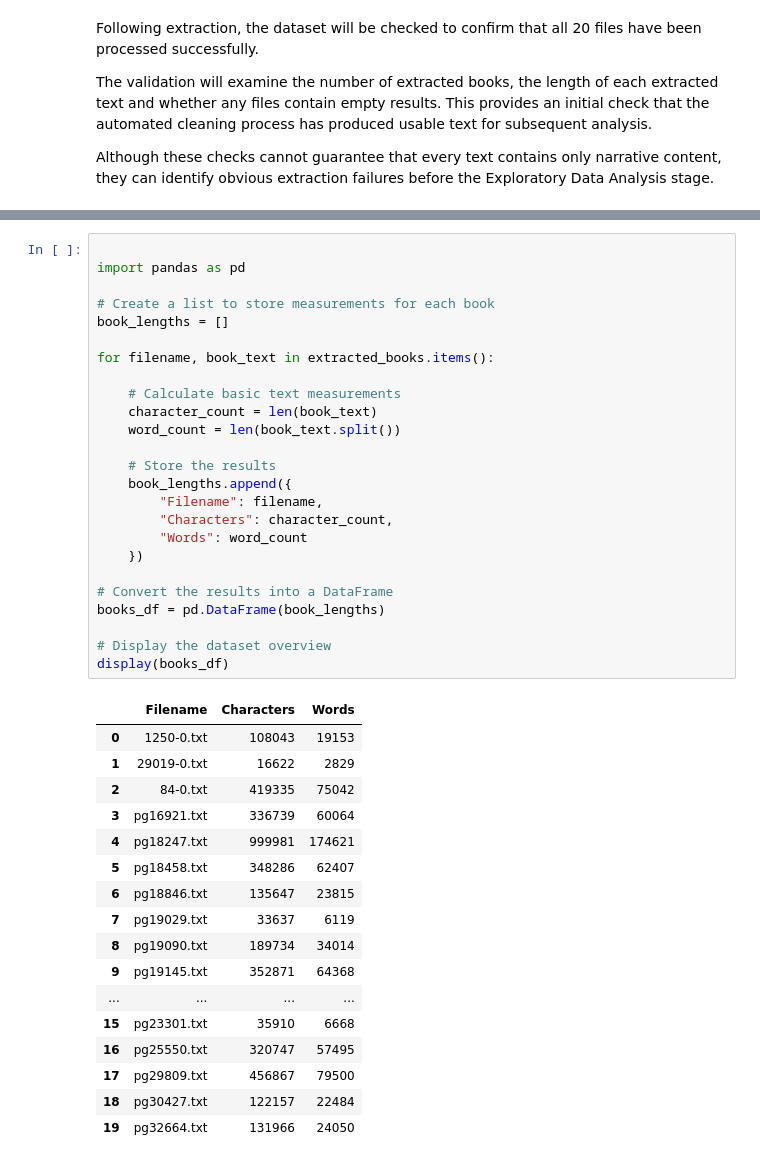
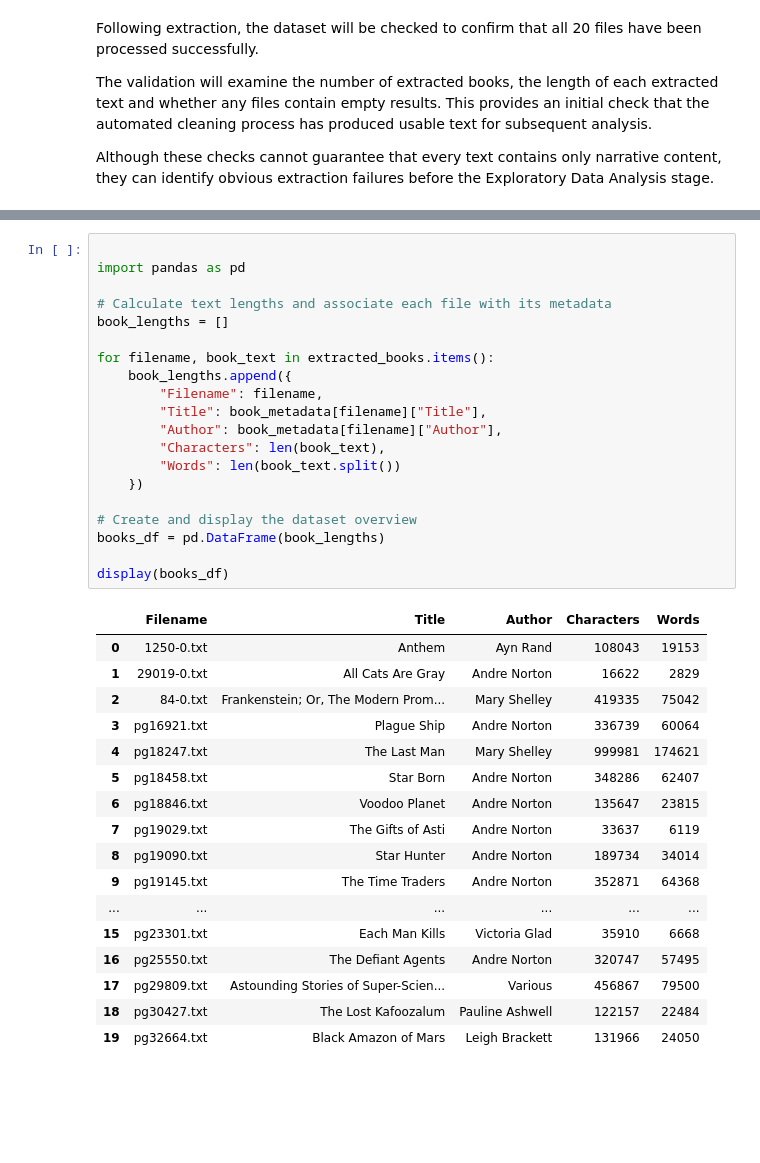
Before and after one commit to MadeByDevForge/Gutenberg_report, a Jupyter notebook: 3515350_CSCU9M3_TheAssignment_Aut26 copy 2.ipynb, the cells around one changed output, grey strips where cells are left out. Cells and saved outputs as stored; diff of their text form; blank space fills up the shorter version.

```diff
--- a/3515350_CSCU9M3_TheAssignment_Aut26 copy 2.ipynb
+++ b/3515350_CSCU9M3_TheAssignment_Aut26 copy 2.ipynb
@@ -581,44 +644,39 @@ The extracted texts are stored in the `extracted_books` dictionary, allowing the
 # %%
 
 import pandas as pd
 
-# Create a list to store measurements for each book
+# Calculate text lengths and associate each file with its metadata
 book_lengths = []
 
 for filename, book_text in extracted_books.items():
-
-    # Calculate basic text measurements
-    character_count = len(book_text)
-    word_count = len(book_text.split())
-
-    # Store the results
     book_lengths.append({
         "Filename": filename,
-        "Characters": character_count,
-        "Words": word_count
+        "Title": book_metadata[filename]["Title"],
+        "Author": book_metadata[filename]["Author"],
+        "Characters": len(book_text),
+        "Words": len(book_text.split())
     })
 
-# Convert the results into a DataFrame
+# Create and display the dataset overview
 books_df = pd.DataFrame(book_lengths)
 
-# Display the dataset overview
 display(books_df)
 # %% [output]
-|  | Filename | Characters | Words |
-| 0 | 1250-0.txt | 108043 | 19153 |
-| 1 | 29019-0.txt | 16622 | 2829 |
-| 2 | 84-0.txt | 419335 | 75042 |
-| 3 | pg16921.txt | 336739 | 60064 |
-| 4 | pg18247.txt | 999981 | 174621 |
-| 5 | pg18458.txt | 348286 | 62407 |
-| 6 | pg18846.txt | 135647 | 23815 |
-| 7 | pg19029.txt | 33637 | 6119 |
-| 8 | pg19090.txt | 189734 | 34014 |
-| 9 | pg19145.txt | 352871 | 64368 |
-| ... | ... | ... | ... |
-| 15 | pg23301.txt | 35910 | 6668 |
-| 16 | pg25550.txt | 320747 | 57495 |
-| 17 | pg29809.txt | 456867 | 79500 |
-| 18 | pg30427.txt | 122157 | 22484 |
-| 19 | pg32664.txt | 131966 | 24050 |
+|  | Filename | Title | Author | Characters | Words |
+| 0 | 1250-0.txt | Anthem | Ayn Rand | 108043 | 19153 |
+| 1 | 29019-0.txt | All Cats Are Gray | Andre Norton | 16622 | 2829 |
+| 2 | 84-0.txt | Frankenstein; Or, The Modern Prom... | Mary Shelley | 419335 | 75042 |
+| 3 | pg16921.txt | Plague Ship | Andre Norton | 336739 | 60064 |
+| 4 | pg18247.txt | The Last Man | Mary Shelley | 999981 | 174621 |
+| 5 | pg18458.txt | Star Born | Andre Norton | 348286 | 62407 |
+| 6 | pg18846.txt | Voodoo Planet | Andre Norton | 135647 | 23815 |
+| 7 | pg19029.txt | The Gifts of Asti | Andre Norton | 33637 | 6119 |
+| 8 | pg19090.txt | Star Hunter | Andre Norton | 189734 | 34014 |
+| 9 | pg19145.txt | The Time Traders | Andre Norton | 352871 | 64368 |
+| ... | ... | ... | ... | ... | ... |
+| 15 | pg23301.txt | Each Man Kills | Victoria Glad | 35910 | 6668 |
+| 16 | pg25550.txt | The Defiant Agents | Andre Norton | 320747 | 57495 |
+| 17 | pg29809.txt | Astounding Stories of Super-Scien... | Various | 456867 | 79500 |
+| 18 | pg30427.txt | The Lost Kafoozalum | Pauline Ashwell | 122157 | 22484 |
+| 19 | pg32664.txt | Black Amazon of Mars | Leigh Brackett | 131966 | 24050 |
 # %% [markdown]
```
Also changed, not shown: parts of 51 cells of this notebook, 2 other files.
